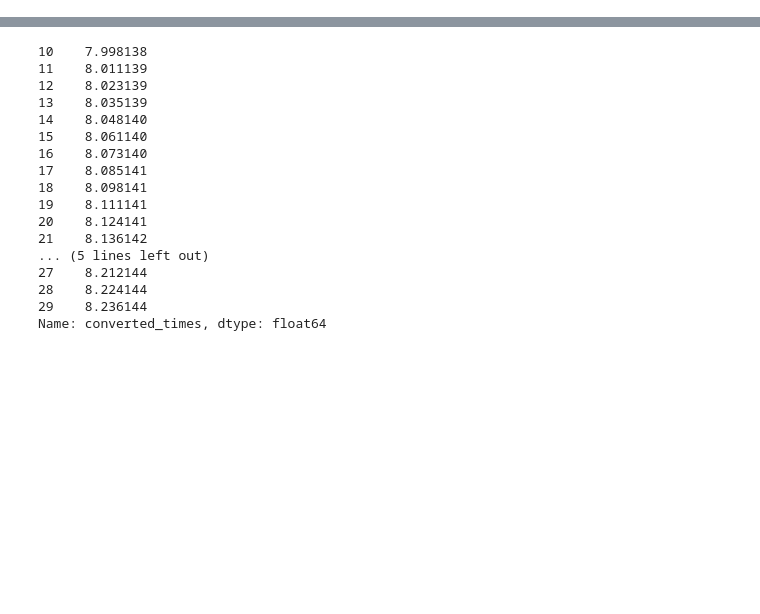
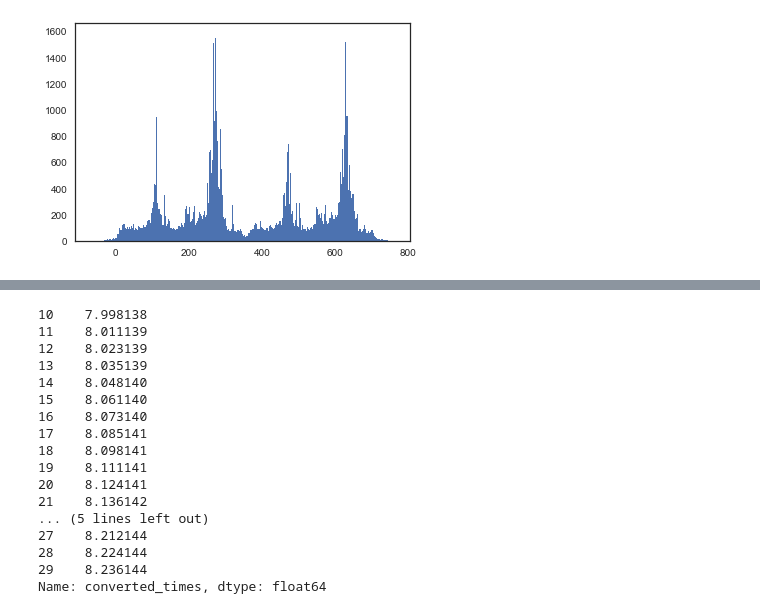
Before and after one commit to guitchounts/neural_decoding, a Jupyter notebook: IMU_sensor_data_2.ipynb, the cells around one changed output, grey strips where cells are left out. Drawn from its saved outputs; the diff is of its cells as text; code cells hidden in the pictures; blank space fills up the shorter version.

```diff
--- a/IMU_sensor_data_2.ipynb
+++ b/IMU_sensor_data_2.ipynb
@@ -26,3 +29,7 @@ head_data = pd.read_pickle('head_data.pickle')
+# %%
+folder = '/Users/guitchounts/Dropbox (coxlab)/Ephys/Data/GRat32/636397133447345980/'
+# %%
+head_data = h5py.File(folder + 'all_head_data.hdf5','r')
 # %%
 head_data.keys()
 # %% [output]
@@ -32,0 +48,23 @@ Index([u'Unnamed: 0', u'time', u'bit1', u'bit2', u'ox', u'oy', u'oz', u'ax',
+# %%
+
+dx = head_data['dx'][:]
+dy = head_data['dy'][:]
+dz = head_data['dz'][:]
+oz = head_data['oz'][:]
+oy = head_data['oy'][:]
+ox = head_data['ox'][:]
+ay = head_data['ay'][:]
+ax = head_data['ax'][:]
+az = head_data['az'][:]
+
+xyz = np.sqrt(ax**2 + ay**2 + az**2)
+
+theta = np.rad2deg(np.arctan(ax/ay))
+
+head_data.close()
+# %%
+double_ox = np.hstack([ox, ox+360])
+# %%
+ax = plt.hist(double_ox,bins=500)
+# %% [output]
+[figure, added]
```
Also changed, not shown: parts of 11 cells of this notebook.
